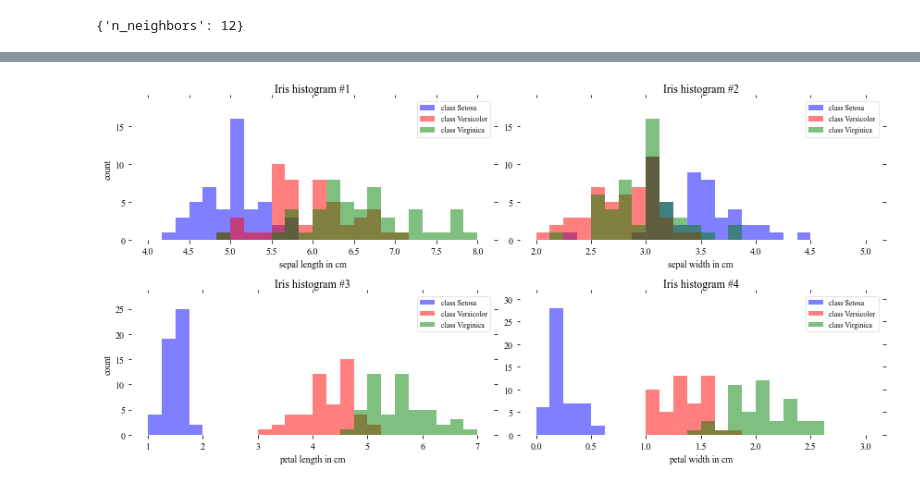
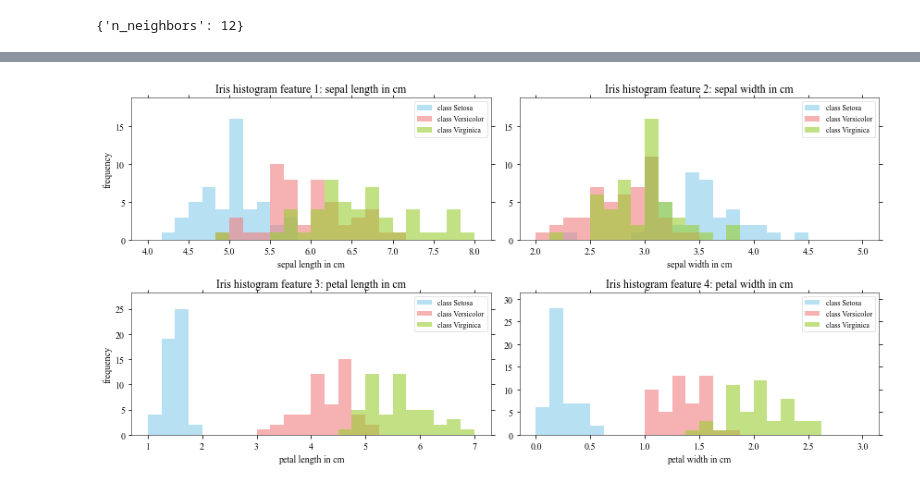
Before and after one commit to ChuckleQu/FYP---Midterm-Presentation---Generalization-of-Classification-Models, a Jupyter notebook: FYP - Midterm Presentation - Generalization of Classification Models.ipynb, the cells around one changed output, grey strips where cells are left out. Saved outputs shown, nothing was run; the diff lists cells and outputs as text; code cells hidden in the pictures.

```diff
--- a/FYP - Midterm Presentation - Generalization of Classification Models.ipynb
+++ b/FYP - Midterm Presentation - Generalization of Classification Models.ipynb
@@ -369,45 +370,39 @@ label_dict = {1: 'Setosa', 2: 'Versicolor', 3:'Virginica'}
 
 [150 rows x 5 columns]
 # %%
-fig, axes = plt.subplots(nrows=2, ncols=2, figsize=(12,6))
-for ax,cnt in zip(axes.ravel(), range(4)):
+fig, axes = plt.subplots(nrows=2, ncols=2, figsize=(12, 6))
+for ax, cnt in zip(axes.ravel(), range(4)):
 
     # set bin sizes
-    min_b = math.floor(np.min(X[:,cnt]))
-    max_b = math.ceil(np.max(X[:,cnt]))
+    min_b = math.floor(np.min(X[:, cnt]))
+    max_b = math.ceil(np.max(X[:, cnt]))
     bins = np.linspace(min_b, max_b, 25)
 
     # plottling the histograms
-    for lab,col in zip(range(1,4), ('blue', 'red', 'green')):
-        ax.hist(X[y==lab, cnt],
-                   color=col,
-                   label='class %s' %label_dict[lab],
-                   bins=bins,
-                   alpha=0.5,)
+    for lab, col in zip(range(1, 4), ('skyblue', 'lightcoral', 'yellowgreen')):
+        ax.hist(X[y == lab, cnt],
+                color=col,
+                label='class %s' % label_dict[lab],
+                bins=bins,
+                alpha=0.6, )
     ylims = ax.get_ylim()
 
     # plot annotation
     leg = ax.legend(loc='upper right', fancybox=True, fontsize=8)
     leg.get_frame().set_alpha(0.5)
-    ax.set_ylim([0, max(ylims)+2])
+    ax.set_ylim([0, max(ylims) + 2])
     ax.set_xlabel(feature_dict[cnt])
-    ax.set_title('Iris histogram #%s' %str(cnt+1))
+    ax.set_title('Iris histogram feature %s: %s' % (str(cnt + 1), feature_dict[cnt]))
 
     # hide axis ticks
     ax.tick_params(axis="both", which="both", bottom="off", top="off",
-            labelbottom="on", left="off", right="off", labelleft="on")
+                   labelbottom="on", left="off", right="off", labelleft="on")
 
-    # remove axis spines
-    ax.spines["top"].set_visible(False)
-    ax.spines["right"].set_visible(False)
-    ax.spines["bottom"].set_visible(False)
-    ax.spines["left"].set_visible(False)
-
-axes[0][0].set_ylabel('count')
-axes[1][0].set_ylabel('count')
+axes[0][0].set_ylabel('frequency')
+axes[1][0].set_ylabel('frequency')
 
 fig.tight_layout()
 
 plt.show()
 # %% [output]
-[figure, old version]
+[figure, new version]
```
Also changed, not shown: parts of 14 cells of this notebook.
